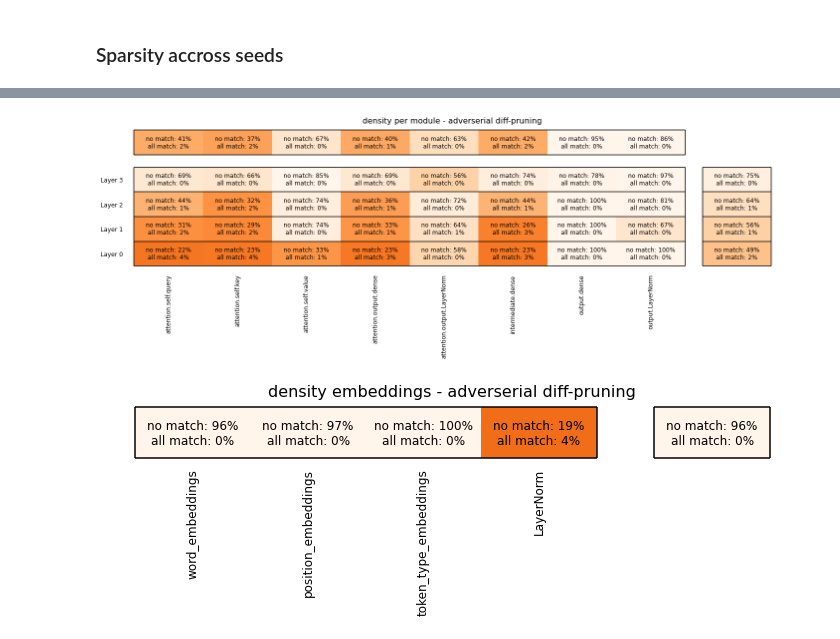
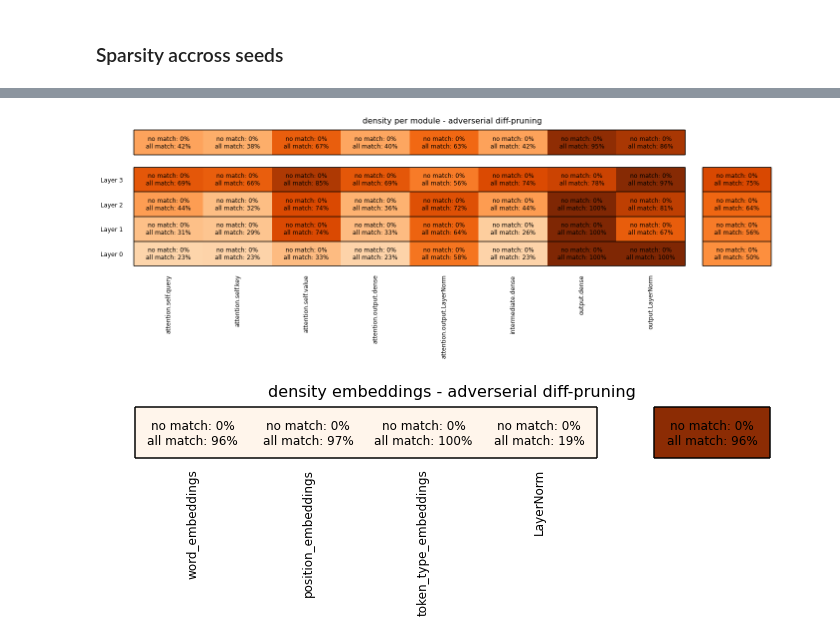
Before and after one commit to sirluk/sparse_transformers, a Jupyter notebook: analysis/analyze_sparsity_single_model.ipynb, the cells around one changed output, grey strips where cells are left out. Drawn from its saved outputs; the diff is of its cells as text; code cells hidden in the pictures.

```diff
--- a/analysis/analyze_sparsity_single_model.ipynb
+++ b/analysis/analyze_sparsity_single_model.ipynb
@@ -193,7 +193,7 @@ n_modules = len(module_nonzero_pct_dict)
 module_names = list(module_nonzero_pct_dict.keys())
 
 colors = [plt.get_cmap('Blues'), plt.get_cmap('Oranges')]
-color_fn = lambda x: abs(x-1)-0.2
+color_fn = lambda x: abs(x)
 
 width = 1
 spacing = width / 4
@@ -217,9 +217,9 @@ start = 0
 for m_name in module_names:
     no_matches, all_matches = zip(*[x[m_name][[0,-1]] for x in list(layer_module_nonzero_pct_dict.values())[1:]])
     m_no_match, m_all_match = module_nonzero_pct_dict[m_name][0], module_nonzero_pct_dict[m_name][-1]
-    color = [colors[1](color_fn(a)) for a in no_matches]
+    color = [colors[1](color_fn(a)) for a in all_matches]
     color.append("w")
-    color.append(colors[1](color_fn(m_no_match)))
+    color.append(colors[1](color_fn(m_all_match)))
     plt.barh(y_coords_adj, width, height=width, left=start, color=color)
     for y, a, e in zip(y_coords, no_matches, all_matches):
         plt.text(start+width/2, y, "no match: {:.0%}\nall match: {:.0%}".format(a, e), ha='center', va='center', color="k", fontsize=text_fontsize)
@@ -227,36 +227,36 @@ for m_name in module_names:
     start += width
 
 plt.barh(y_coords, spacing, left=start, height=width, color="w")
 start += spacing
 
 no_matches, all_matches = zip(*[x[[0,-1]] for x in list(layer_nonzero_pct_dict.values())[1:]])
-color = [colors[1](color_fn(a)) for a in no_matches]
+color = [colors[1](color_fn(a)) for a in all_matches]
 plt.barh(y_coords, width, left=start, height=width, color=color)
 for y, a, e in zip(y_coords, no_matches, all_matches):
     plt.text(start+width/2, y, "no match: {:.0%}\nall match: {:.0%}".format(a, e), ha='center', va='center', color="k", fontsize=text_fontsize)
 
 for y in hline_positions:
     plt.hlines(y, 0, width*n_modules, colors="black")
 for y in hline_positions[:-2]:
     plt.hlines(y, width*n_modules+spacing, width*(n_modules+1)+spacing, colors="black")
 
 for x in vline_positions:
     plt.vlines(x, 0-width/2, y_coords[-1]+width/2, colors="black")
 for x in vline_positions[:2]:
     plt.vlines(x, y_coords_adj[-1]-width/2, y_coords_adj[-1]+width/2, colors="black")
 
 plt.xticks(np.arange(n_modules, step=width) + width/2, labels=module_names, rotation=90, fontsize=text_fontsize)
 plt.yticks(y_coords, labels=[f"Layer {i}" for i in range(n_layers)], fontsize=text_fontsize)
 plt.title("density per module - adverserial diff-pruning", fontsize=title_fontsize, y=.98)
 sns.despine(left=True, bottom=True, right=True)
 plt.tick_params(axis="x", bottom=False, pad=0)
 plt.tick_params(axis="y", left=False, pad=-50)
 
 plt.tight_layout()
-# plt.savefig(os.path.join(output_folder, "density_per_module_adv.png"))
+# plt.savefig(os.path.join(output_folder, "shared_mask_weights_adv.png"))
 plt.show()
 # %% [output]
-[figure, old version]
+[figure, new version]
 # %%
 emb_dict = {k:get_nonzero_pct(v) for k,v in layer_module_nonzero_dict[0].items()}
 n_modules = len(emb_dict)
@@ -267,7 +267,7 @@ x_coords = np.arange(n_modules, step=width)
 x_coords_adj = np.concatenate([x_coords, [x_coords[-1]+spacing+width/2, x_coords[-1]+width*1.5]])
 no_matches, all_matches= zip(*[x[[0,-1]] for x in emb_dict.values()])
 l_no_match, l_all_match = layer_nonzero_pct_dict[0][[0,-1]]
-color = [colors[1](color_fn(a)) for a in no_matches] + ["w", colors[1](color_fn(l_no_match))]
+color = [colors[1](color_fn(a)) for a in no_matches] + ["w", colors[1](color_fn(l_all_match))]
 plt.figure(figsize=(10,3.5))
 plt.bar(x_coords_adj, height=width, width=[width] * n_modules + [spacing, width], color=color)
 for x, a, e in zip(x_coords, no_matches, all_matches):
@@ -291,7 +291,7 @@ sns.despine(left=True, bottom=True, right=True)
 plt.tick_params(axis="x", bottom=False, pad=-50)
 
 plt.tight_layout()
-# plt.savefig(os.path.join(output_folder, "density_embedding_adv.png"))
+# plt.savefig(os.path.join(output_folder, "shared_mask_weights_embedding_adv.png"))
 plt.show()
 # %% [output]
-[figure, old version]
+[figure, new version]
```
Also changed, not shown: parts of 2 cells of this notebook.
